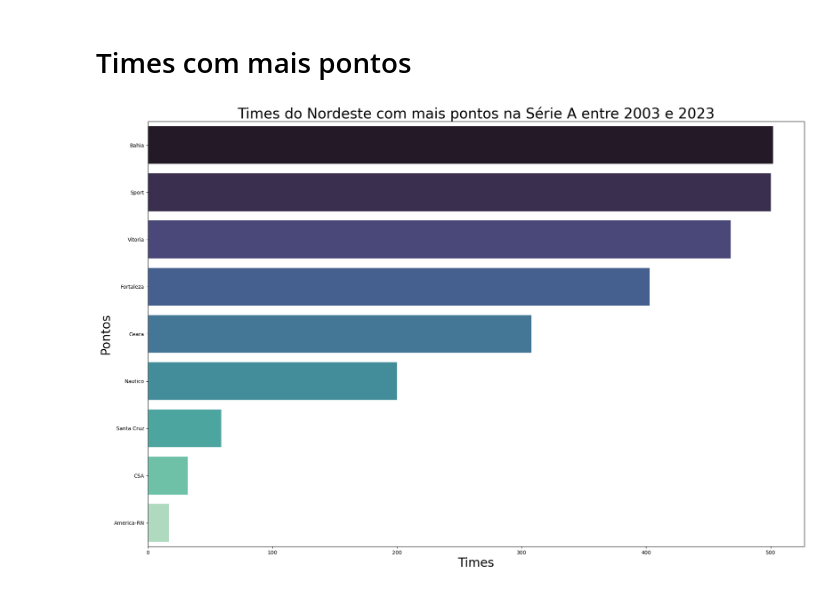
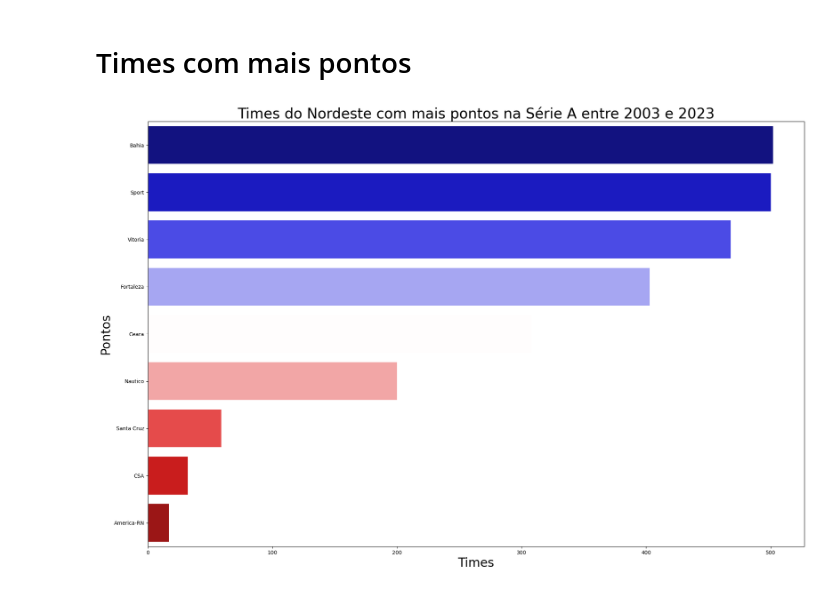
Before and after one commit to 022Vinicius/An-lises_de_dados_esportes, a Jupyter notebook: futebol_pernambucano.ipynb, the cells around one changed output. Drawn from its saved outputs; the diff is of its cells as text; code cells hidden in the pictures.

```diff
--- a/futebol_pernambucano.ipynb
+++ b/futebol_pernambucano.ipynb
@@ -605,13 +605,13 @@ nordeste_times1
 # %%
 nordeste_times_pontos = nordeste_times.sort_values(by='total_pontos', ascending=False)
 nordeste_times_pontos = nordeste_times_pontos.reset_index()
 
 
 ax,fig = plt.subplots(figsize =(23,15) )
-ax = sns.barplot(x='total_pontos', y='index', data=nordeste_times_pontos, palette='mako')
+ax = sns.barplot(x='total_pontos', y='index', data=nordeste_times_pontos, palette='seismic')
 ax.set_title('Times do Nordeste com mais pontos na Série A entre 2003 e 2023', fontsize='28')
 ax.set_xlabel('Times',fontsize = '24')
 ax.set_ylabel('Pontos', fontsize = '24')
 plt.show()
 # %% [output]
-[figure, old version]
+[figure, new version]
```
